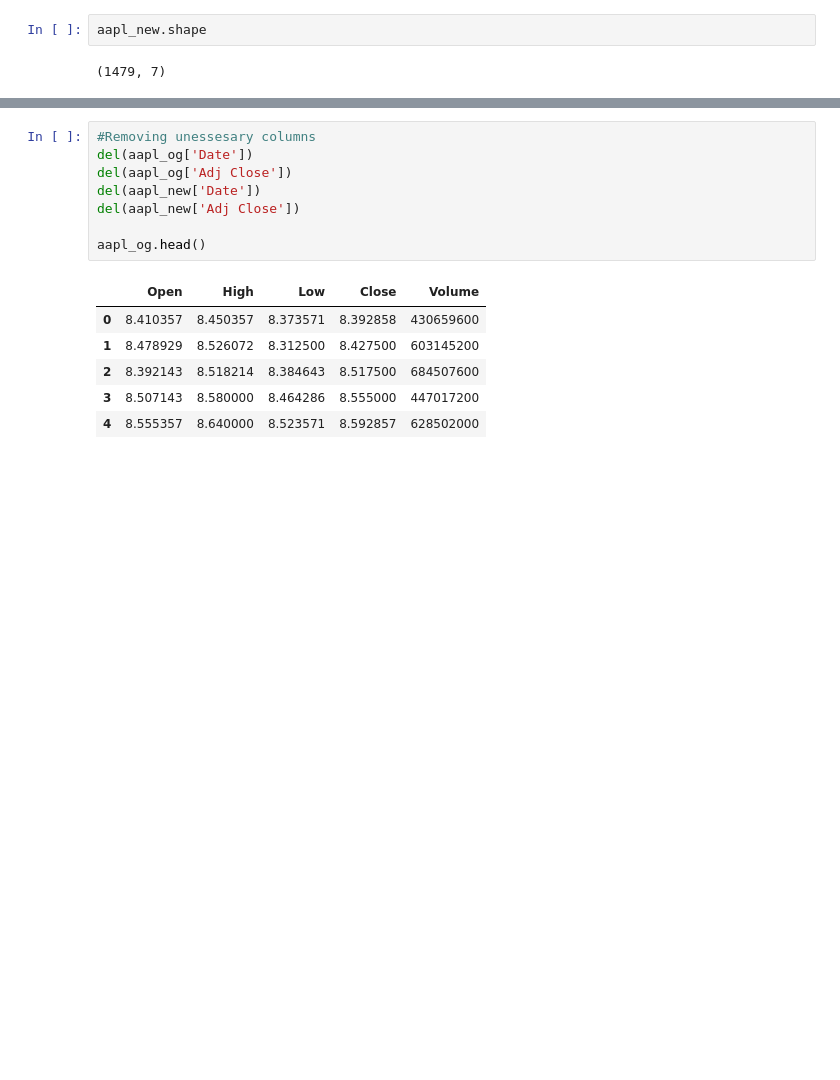
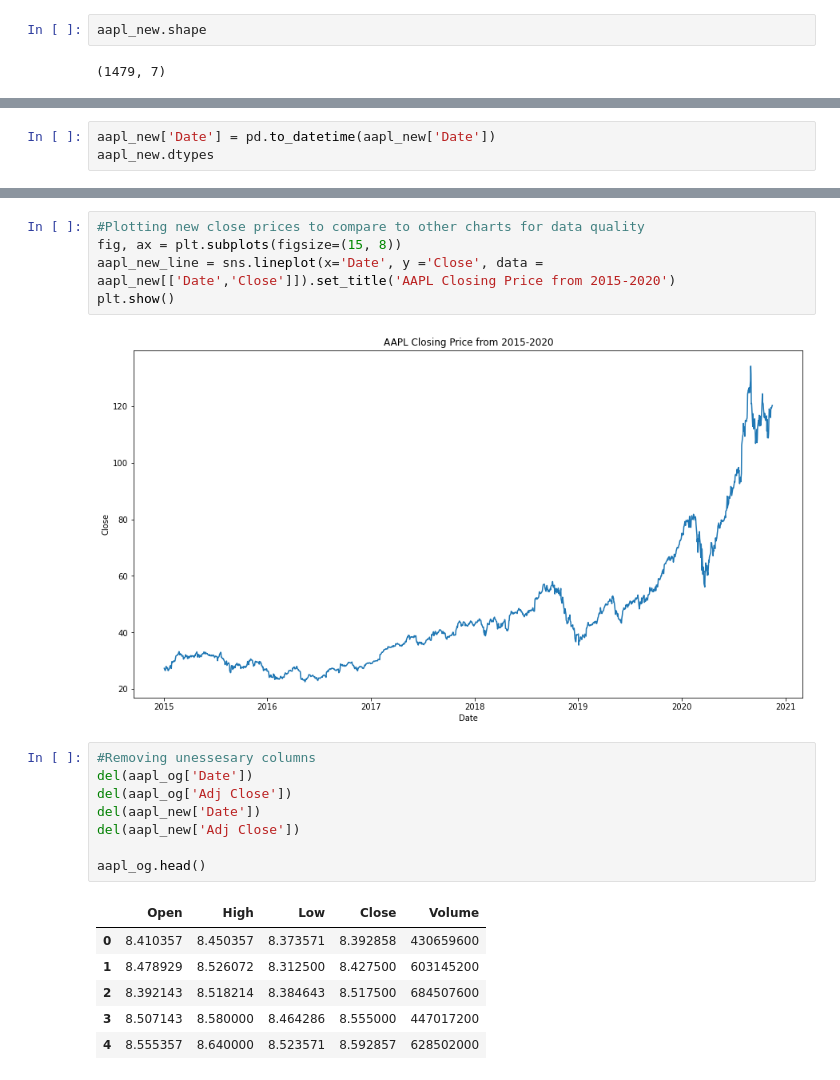
Before and after one commit to KChow095/MachineLearningStockPricePrediction, a Jupyter notebook: Analyzing_AAPL_Stock_2010_2016.ipynb, the cells around one changed output, grey strips where cells are left out. Saved outputs shown, nothing was run; the diff lists cells and outputs as text; blank space fills up the shorter version.

Commit message:
Adding plot of stock closing prices for new dataset

```diff
--- a/Analyzing_AAPL_Stock_2010_2016.ipynb
+++ b/Analyzing_AAPL_Stock_2010_2016.ipynb
@@ -52,0 +64,3 @@ aapl_new.shape
+# %%
+aapl_new['Date'] = pd.to_datetime(aapl_new['Date'])
+aapl_new.dtypes
@@ -53,3 +85,10 @@ aapl_new.shape
+# %%
+#Plotting new close prices to compare to other charts for data quality
+fig, ax = plt.subplots(figsize=(15, 8))
+aapl_new_line = sns.lineplot(x='Date', y ='Close', data = aapl_new[['Date','Close']]).set_title('AAPL Closing Price from 2015-2020')
+plt.show()
+# %% [output]
+[figure, added]
 # %%
 #Removing unessesary columns
 del(aapl_og['Date'])
```
Also changed, not shown: parts of 3 cells of this notebook.
